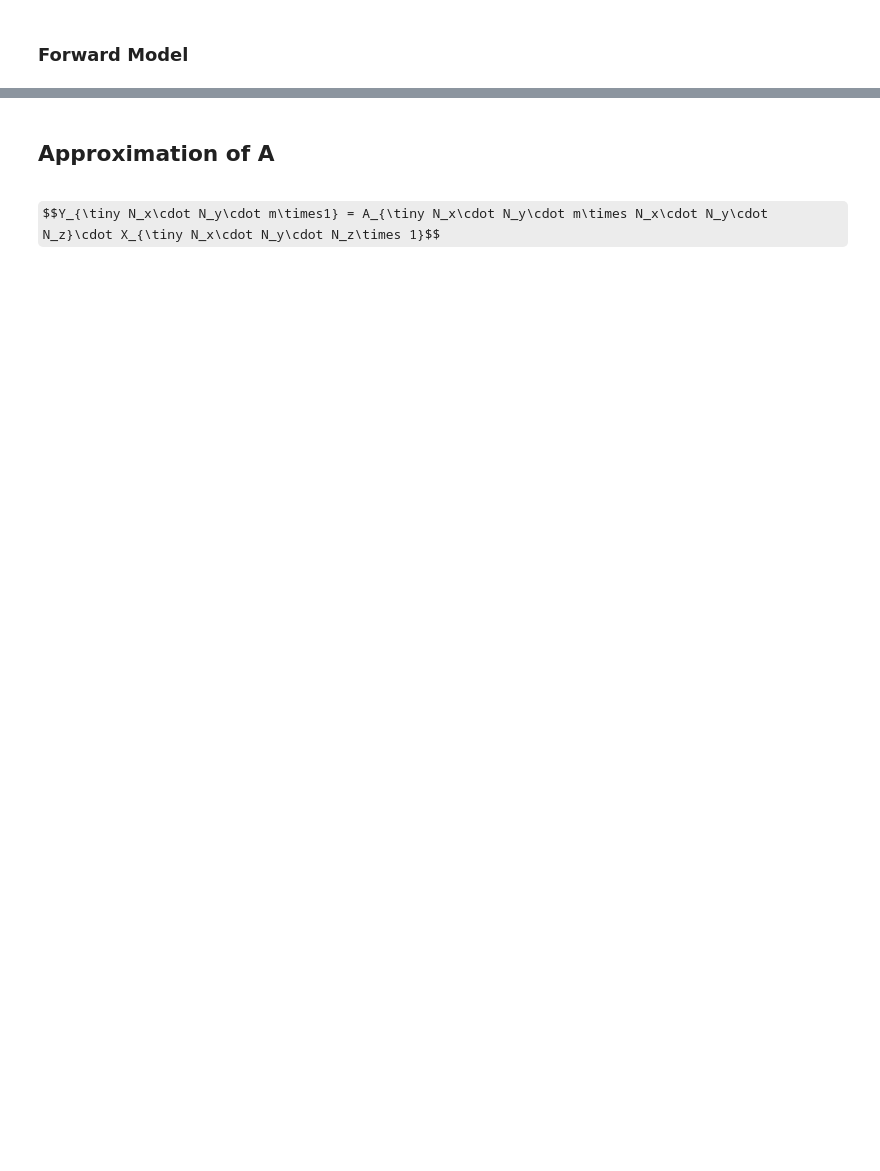
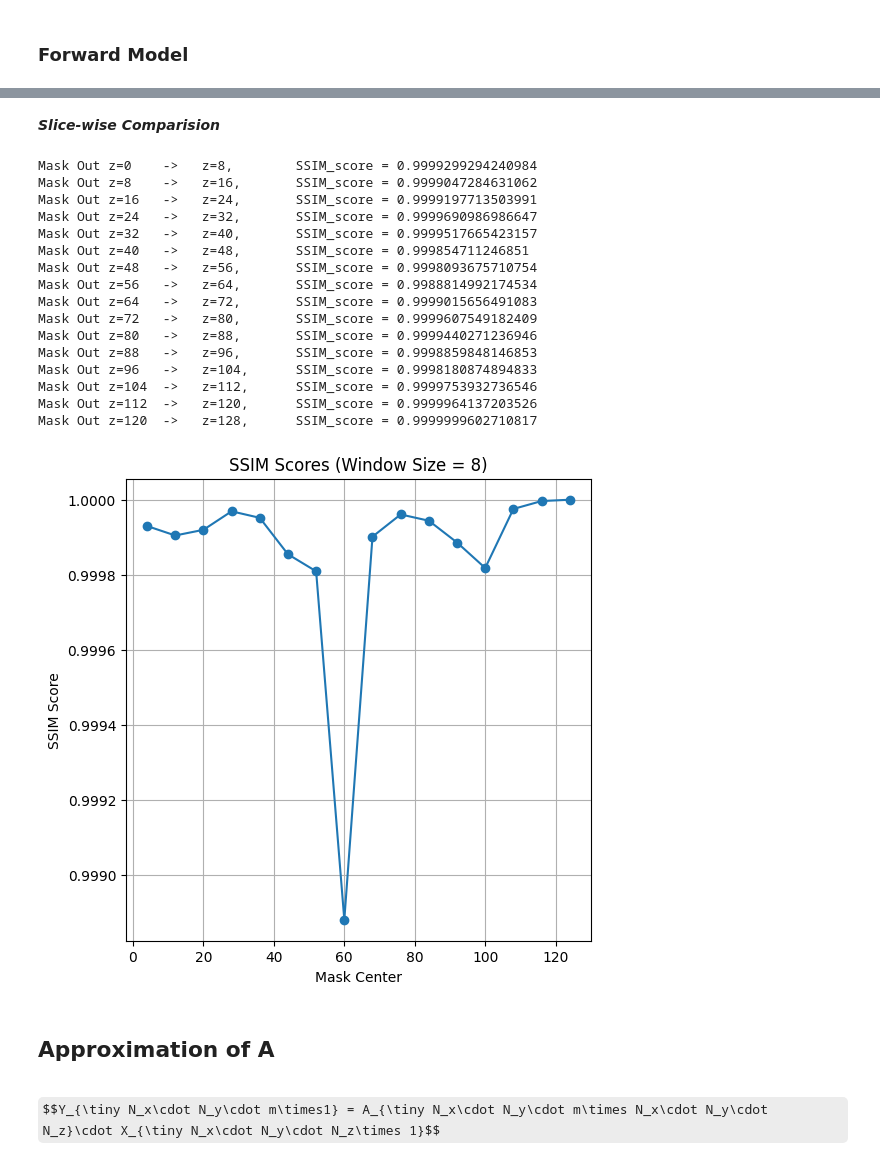
Before and after one commit to sanjith1999/FRIS, a Jupyter notebook: forward_model/forward_model.ipynb, the cells around one changed output, grey strips where cells are left out. Cells and saved outputs as stored; diff of their text form; code cells hidden in the pictures; some formulas as TeX source; blank space fills up the shorter version.

```diff
--- a/forward_model/forward_model.ipynb
+++ b/forward_model/forward_model.ipynb
@@ -58,3 +75,42 @@ torch.Size([1, 4, 4, 4])
+# %% [markdown]
+***Slice-wise Comparision***
+# %%
+SSIM_list = []
+mask_centers = []
+ws = 8 # WINDOWSIZE
+
+for mask in range(Nz//ws+1):
+    X_exp = rd.X.clone()
+    X_exp[0,mask*ws:(mask+1)*ws,:,:] = 0
+    det_img_exp = fm.forward_model(X_exp)
+    SSIM_score = ssim(det_img_orig.detach().cpu().float().numpy(),det_img_exp.detach().cpu().float().numpy())
+    SSIM_list.append(SSIM_score), mask_centers.append(mask*ws+ws/2)
+    print(f"Mask Out z={mask*ws}\t->   z={(mask+1)*ws},\t SSIM_score = {SSIM_score} ")
+
+plt.figure(figsize=(6, 6))  # Adjust the figure size if needed
+plt.plot(mask_centers, SSIM_list, marker='o', linestyle='-')
+plt.title(f'SSIM Scores (Window Size = {ws})')
+plt.xlabel('Mask Center')
+plt.ylabel('SSIM Score')
+plt.grid(True)
+# %% [output]
+Mask Out z=0    ->   z=8,        SSIM_score = 0.9999299294240984
+Mask Out z=8    ->   z=16,       SSIM_score = 0.9999047284631062
+Mask Out z=16   ->   z=24,       SSIM_score = 0.9999197713503991
+Mask Out z=24   ->   z=32,       SSIM_score = 0.9999690986986647
+Mask Out z=32   ->   z=40,       SSIM_score = 0.9999517665423157
+Mask Out z=40   ->   z=48,       SSIM_score = 0.999854711246851
+Mask Out z=48   ->   z=56,       SSIM_score = 0.9998093675710754
+Mask Out z=56   ->   z=64,       SSIM_score = 0.9988814992174534
+Mask Out z=64   ->   z=72,       SSIM_score = 0.9999015656491083
+Mask Out z=72   ->   z=80,       SSIM_score = 0.9999607549182409
+Mask Out z=80   ->   z=88,       SSIM_score = 0.9999440271236946
+Mask Out z=88   ->   z=96,       SSIM_score = 0.9998859848146853
+Mask Out z=96   ->   z=104,      SSIM_score = 0.9998180874894833
+Mask Out z=104  ->   z=112,      SSIM_score = 0.9999753932736546
+Mask Out z=112  ->   z=120,      SSIM_score = 0.9999964137203526
+Mask Out z=120  ->   z=128,      SSIM_score = 0.9999999602710817
+[figure, added]
 # %% [markdown]
 ## Approximation of A
 # %% [markdown]
```
Also changed, not shown: parts of 39 cells of this notebook, 3 other files.
